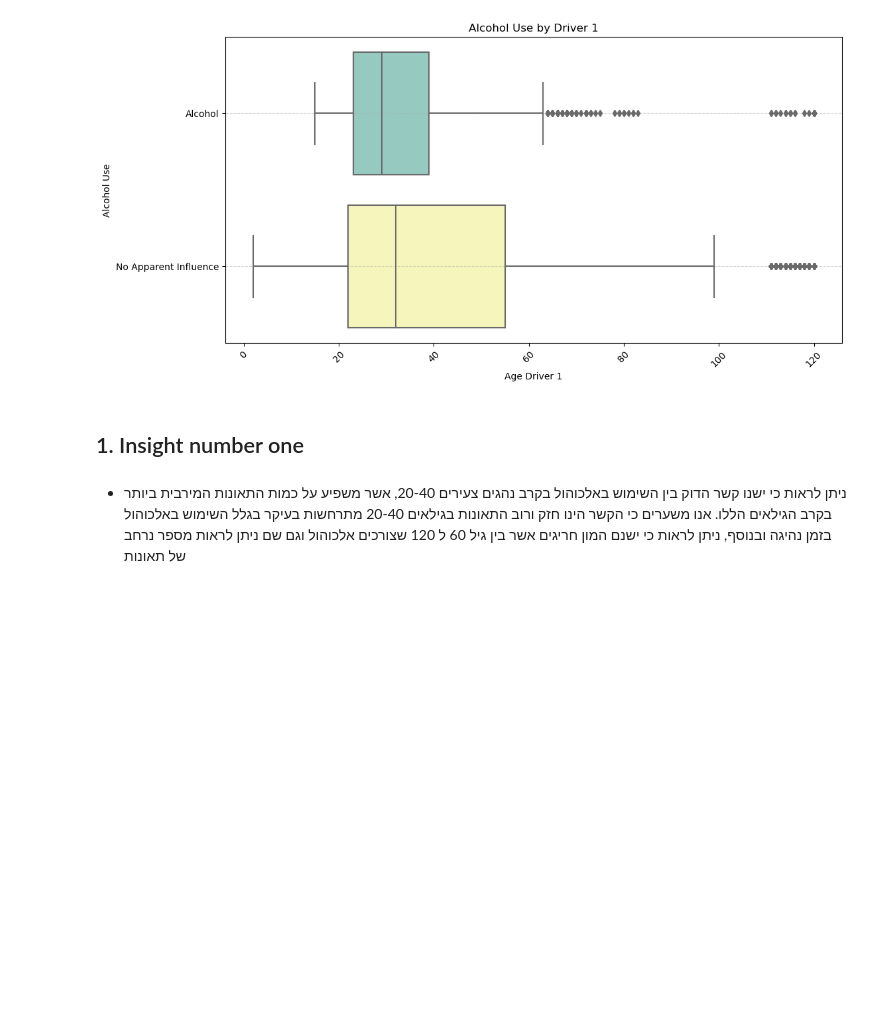
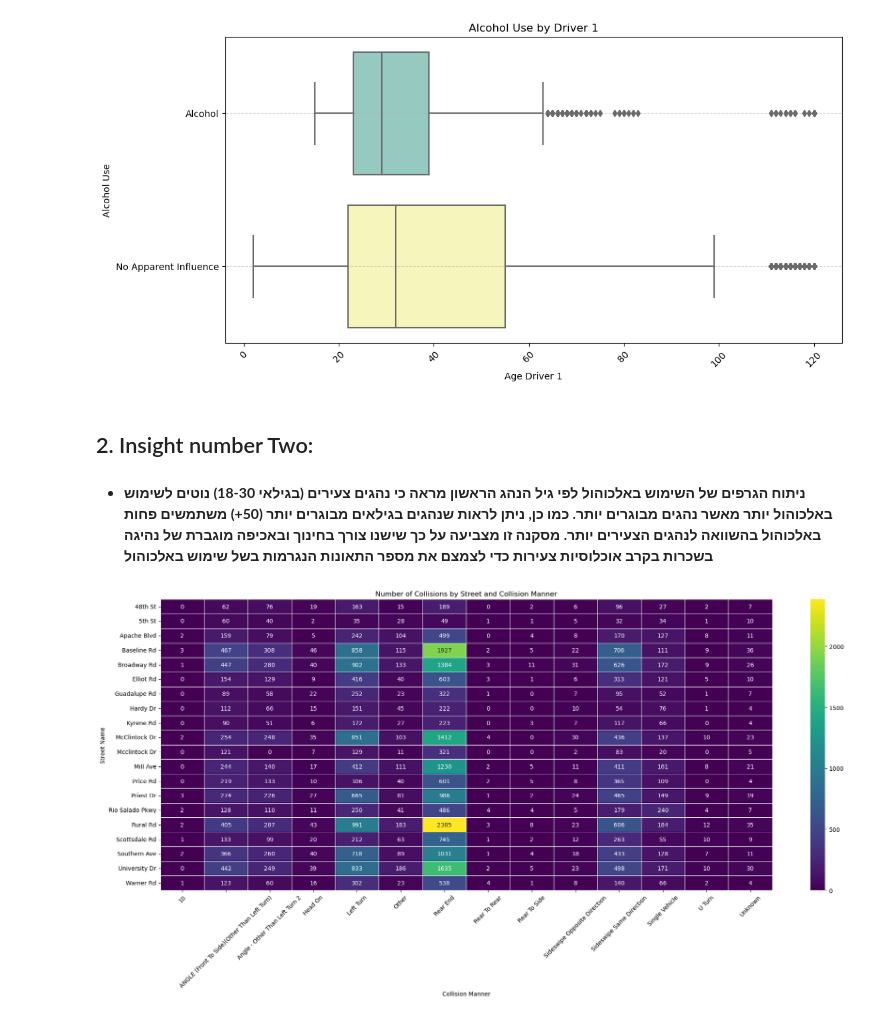
Before and after one commit to oribachar13579/oriandyuval, a Jupyter notebook: project.ipynb, the cells around one changed output. Drawn from its saved outputs; the diff is of its cells as text; code cells hidden in the pictures; blank space fills up the shorter version.

```diff
--- a/project.ipynb
+++ b/project.ipynb
@@ -242,6 +229,25 @@ plt.show()
 [figure]
 # %% [markdown]
 <a id='section2'></a>
-## 1. Insight number one
+## 2. Insight number Two:
 # %% [markdown]
-* ניתן לראות כי ישנו קשר הדוק בין השימוש באלכוהול בקרב נהגים צעירים 20-40, אשר משפיע על כמות התאונות המירבית ביותר בקרב הגילאים הללו. אנו משערים כי הקשר הינו חזק ורוב התאונות בגילאים 20-40 מתרחשות בעיקר בגלל השימוש באלכוהול בזמן נהיגה ובנוסף, ניתן לראות כי ישנם המון חריגים אשר בין גיל 60 ל 120 שצורכים אלכוהול וגם שם ניתן לראות מספר נרחב של תאונות
+* **ניתוח הגרפים של השימוש באלכוהול לפי גיל הנהג הראשון מראה כי נהגים צעירים (בגילאי 18-30) נוטים לשימוש באלכוהול יותר מאשר נהגים מבוגרים יותר. כמו כן, ניתן לראות שנהגים בגילאים מבוגרים יותר (50+) משתמשים פחות באלכוהול בהשוואה לנהגים הצעירים יותר. מסקנה זו מצביעה על כך שישנו צורך בחינוך ובאכיפה מוגברת של נהיגה בשכרות בקרב אוכלוסיות צעירות כדי לצמצם את מספר התאונות הנגרמות בשל שימוש באלכוהול**
+# %%
+top_streets = strike_df['StreetName'].value_counts().head(20).index.tolist()
+df_top_streets = strike_df[strike_df['StreetName'].isin(top_streets)]
+
+# יצירת טבלת ציר (pivot table) עם מספר ההתנגשויות לפי רחוב וסוג התנגשות
+pivot_table = df_top_streets.pivot_table(index='StreetName', columns='Collisionmanner', aggfunc='size', fill_value=0)
+
+# יצירת גרף חום (heatmap)
+plt.figure(figsize=(20, 10))
+sns.heatmap(pivot_table, annot=True, fmt="d", cmap="viridis", linewidths=.5)
+plt.xlabel('Collision Manner')
+plt.ylabel('Street Name')
+plt.title('Number of Collisions by Street and Collision Manner')
+plt.xticks(rotation=45)
+plt.yticks(rotation=0)
+plt.tight_layout()
+plt.show()
+# %% [output]
+[figure, added]
```
Also changed, not shown: parts of 15 cells of this notebook.
